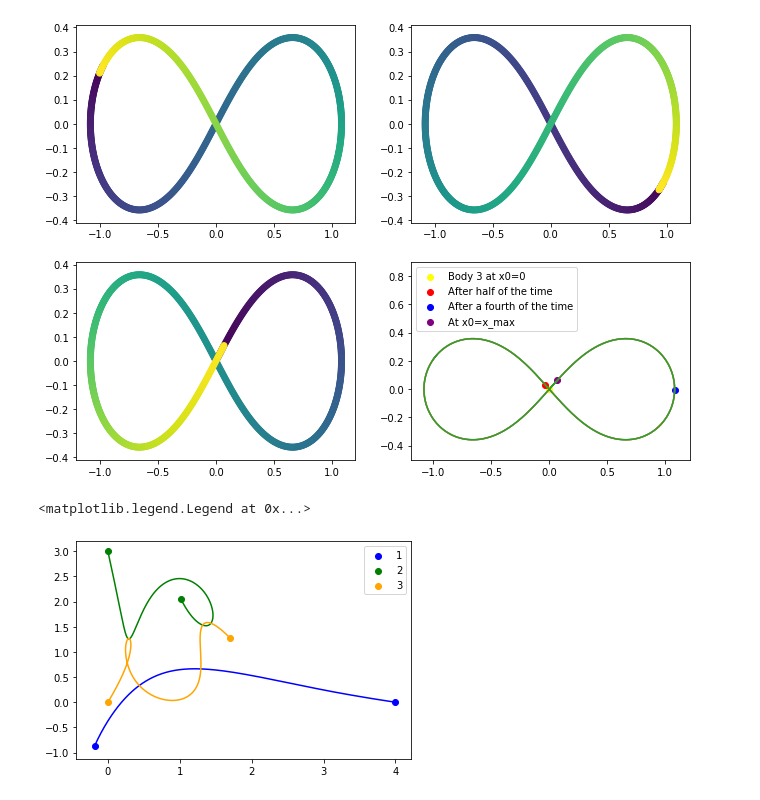
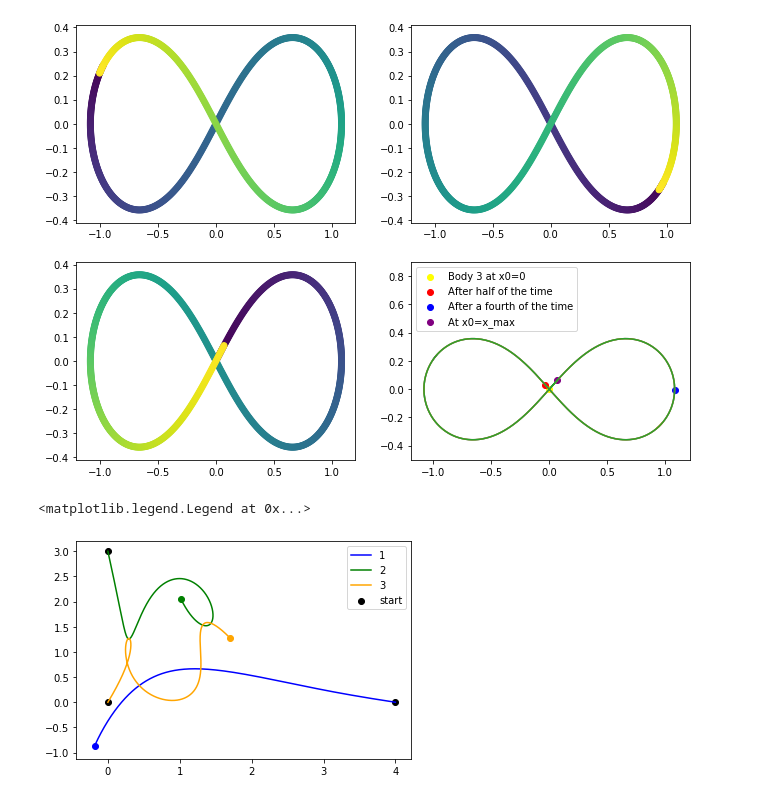
Before and after one commit to nlwach/Comp_Phys_zettel, a Jupyter notebook: Comp_Phys_Zettel/Zettel 3/Zettel_3_Noah.ipynb, the cells around one changed output. Cells and saved outputs as stored; diff of their text form; code cells hidden in the pictures.

```diff
--- a/Comp_Phys_Zettel/Zettel 3/Zettel_3_Noah.ipynb
+++ b/Comp_Phys_Zettel/Zettel 3/Zettel_3_Noah.ipynb
@@ -236,16 +236,16 @@ pos_vel=np.array([x1,vx1,x2,vx2,x3,vx3,y1,vy1,y2,vy2,y3,vy3])
 
 x1list, y1list, x2list, y2list, x3list, y3list = calc(x_max, x0, pos_vel)
 # %%
-plt.scatter(x1, y1, label="1", color="black")
-plt.scatter(x2, y2, label="2", color="black")
-plt.scatter(x3, y3, label="3", color="b")
-plt.plot(x1list, y1list, color="blue")
-plt.plot(x2list, y2list, color="green")
-plt.plot(x3list, y3list, color="orange")
+plt.scatter(x1, y1, color="black", label="start")
+plt.scatter(x2, y2, color="black")
+plt.scatter(x3, y3, color="black")
+plt.plot(x1list, y1list, color="blue", label="1")
+plt.plot(x2list, y2list, color="green", label="2")
+plt.plot(x3list, y3list, color="orange", label="3")
 plt.scatter(x1list[-1], y1list[-1], color="blue")
 plt.scatter(x2list[-1], y2list[-1], color="green")
 plt.scatter(x3list[-1], y3list[-1], color="orange")
 plt.legend()
 # %% [output]
 <matplotlib.legend.Legend at 0x...>
-[figure, old version]
+[figure, new version]
```
Also changed, not shown: parts of 3 cells of this notebook.
